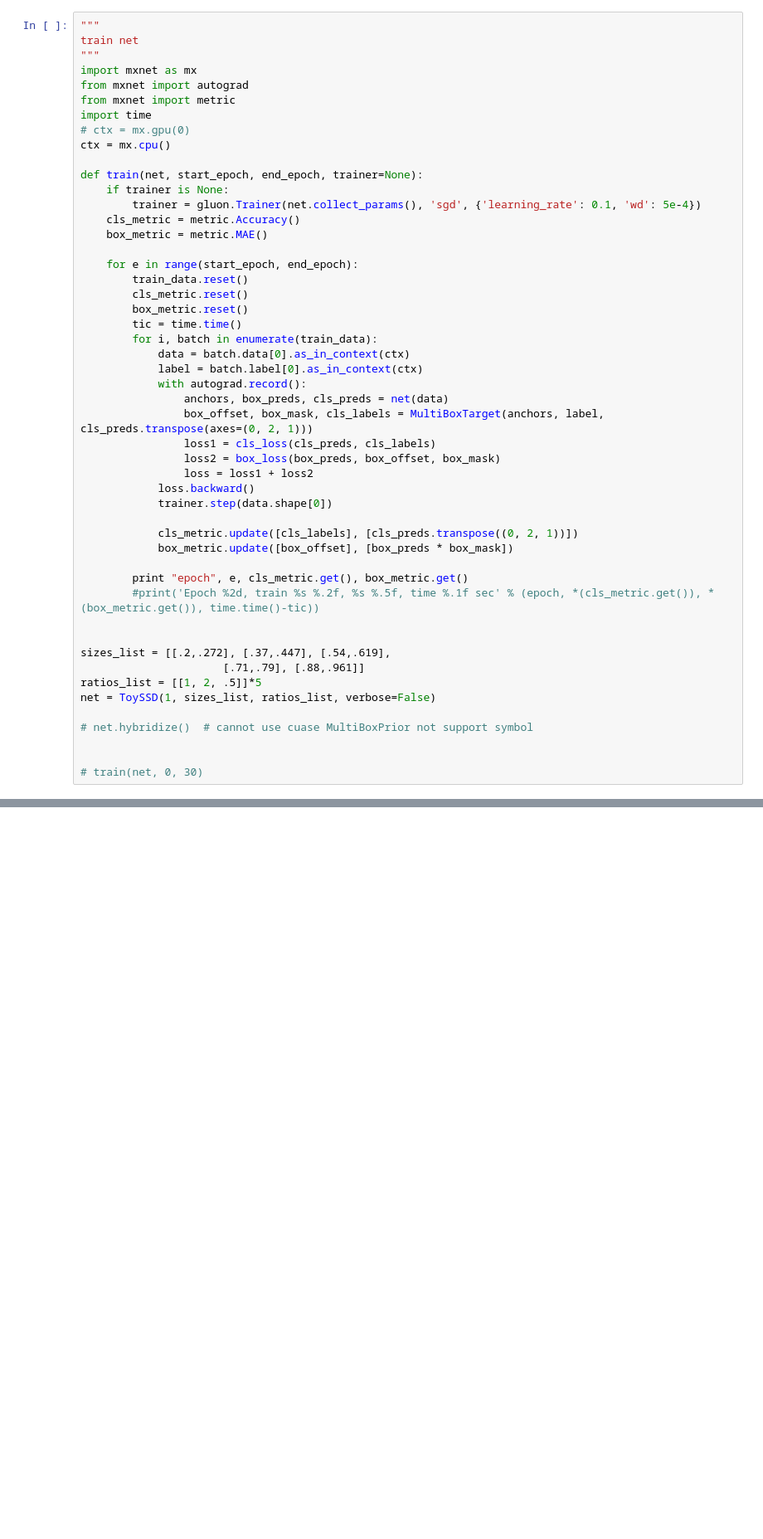
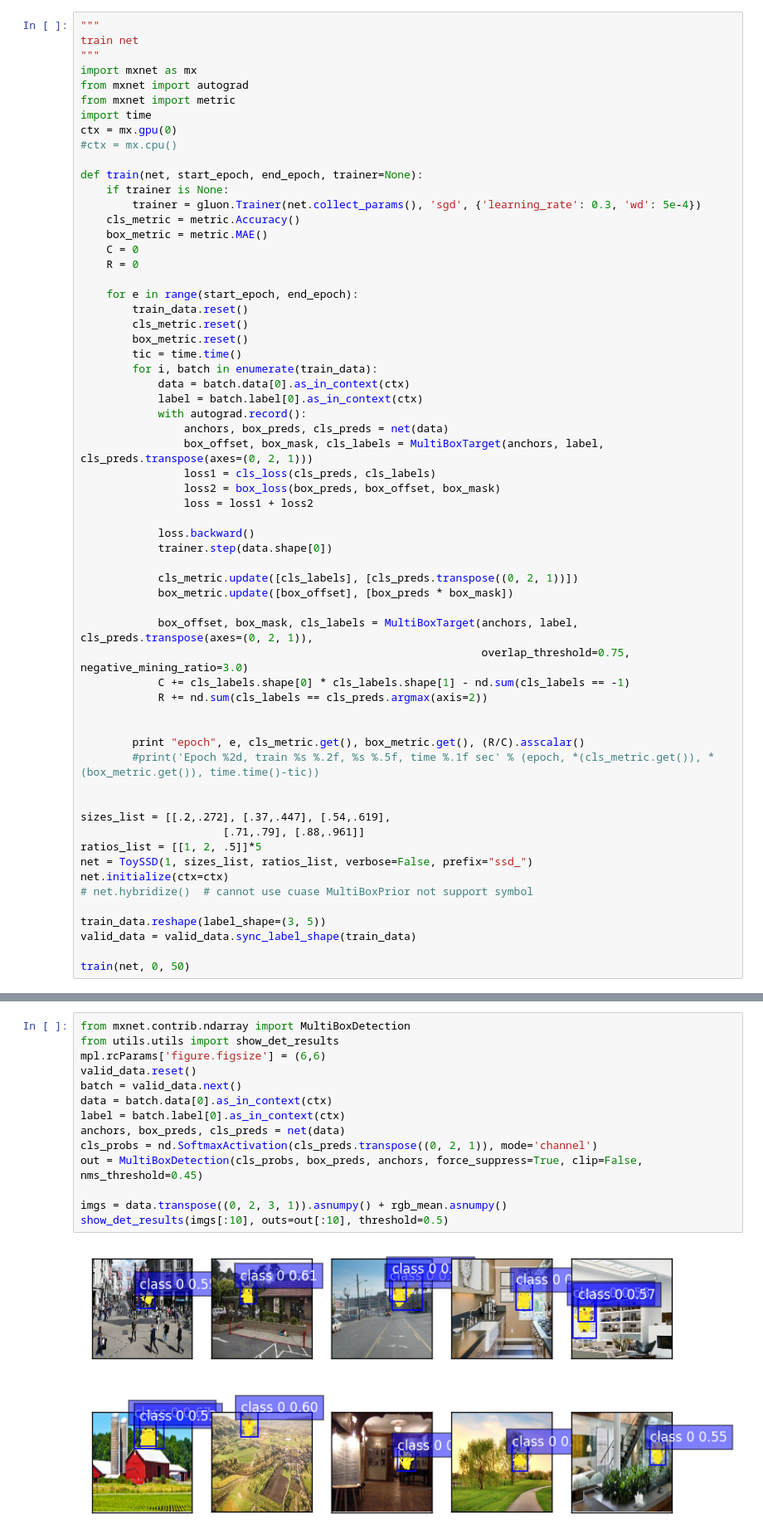
Before and after one commit to yinglang/CoinCount, a Jupyter notebook: SSD_pikaqu.ipynb, the cells around one changed output, grey strips where cells are left out. Shown at 83% size. Saved outputs shown, nothing was run; the diff lists cells and outputs as text; blank space fills up the shorter version.

```diff
--- a/SSD_pikaqu.ipynb
+++ b/SSD_pikaqu.ipynb
@@ -275,14 +288,16 @@ import mxnet as mx
 from mxnet import autograd
 from mxnet import metric
 import time
-# ctx = mx.gpu(0)
-ctx = mx.cpu()
+ctx = mx.gpu(0)
+#ctx = mx.cpu()
 
 def train(net, start_epoch, end_epoch, trainer=None):
     if trainer is None:
-        trainer = gluon.Trainer(net.collect_params(), 'sgd', {'learning_rate': 0.1, 'wd': 5e-4})
+        trainer = gluon.Trainer(net.collect_params(), 'sgd', {'learning_rate': 0.3, 'wd': 5e-4})
     cls_metric = metric.Accuracy()
     box_metric = metric.MAE()
+    C = 0
+    R = 0
 
     for e in range(start_epoch, end_epoch):
         train_data.reset()
@@ -298,22 +313,31 @@ def train(net, start_epoch, end_epoch, trainer=None):
                 loss1 = cls_loss(cls_preds, cls_labels)
                 loss2 = box_loss(box_preds, box_offset, box_mask)
                 loss = loss1 + loss2
+
             loss.backward()
             trainer.step(data.shape[0])
 
             cls_metric.update([cls_labels], [cls_preds.transpose((0, 2, 1))])
             box_metric.update([box_offset], [box_preds * box_mask])
 
-        print "epoch", e, cls_metric.get(), box_metric.get()
+            box_offset, box_mask, cls_labels = MultiBoxTarget(anchors, label, cls_preds.transpose(axes=(0, 2, 1)),
+                                                              overlap_threshold=0.75, negative_mining_ratio=3.0)
+            C += cls_labels.shape[0] * cls_labels.shape[1] - nd.sum(cls_labels == -1)
+            R += nd.sum(cls_labels == cls_preds.argmax(axis=2))
+
+
+        print "epoch", e, cls_metric.get(), box_metric.get(), (R/C).asscalar()
         #print('Epoch %2d, train %s %.2f, %s %.5f, time %.1f sec' % (epoch, *(cls_metric.get()), *(box_metric.get()), time.time()-tic))
 
 
 sizes_list = [[.2,.272], [.37,.447], [.54,.619],
                       [.71,.79], [.88,.961]]
 ratios_list = [[1, 2, .5]]*5
-net = ToySSD(1, sizes_list, ratios_list, verbose=False)
-
+net = ToySSD(1, sizes_list, ratios_list, verbose=False, prefix="ssd_")
+net.initialize(ctx=ctx)
 # net.hybridize()  # cannot use cuase MultiBoxPrior not support symbol
 
+train_data.reshape(label_shape=(3, 5))
+valid_data = valid_data.sync_label_shape(train_data)
 
-# train(net, 0, 30)
+train(net, 0, 50)
@@ -332,0 +362,16 @@ from mxnet import metric
+# %%
+from mxnet.contrib.ndarray import MultiBoxDetection
+from utils.utils import show_det_results
+mpl.rcParams['figure.figsize'] = (6,6)
+valid_data.reset()
+batch = valid_data.next()
+data = batch.data[0].as_in_context(ctx)
+label = batch.label[0].as_in_context(ctx)
+anchors, box_preds, cls_preds = net(data)
+cls_probs = nd.SoftmaxActivation(cls_preds.transpose((0, 2, 1)), mode='channel')
+out = MultiBoxDetection(cls_probs, box_preds, anchors, force_suppress=True, clip=False, nms_threshold=0.45)
+
+imgs = data.transpose((0, 2, 3, 1)).asnumpy() + rgb_mean.asnumpy()
+show_det_results(imgs[:10], outs=out[:10], threshold=0.5)
+# %% [output]
+[figure, added]
```
Also changed, not shown: parts of 9 cells of this notebook, 7 other files.
